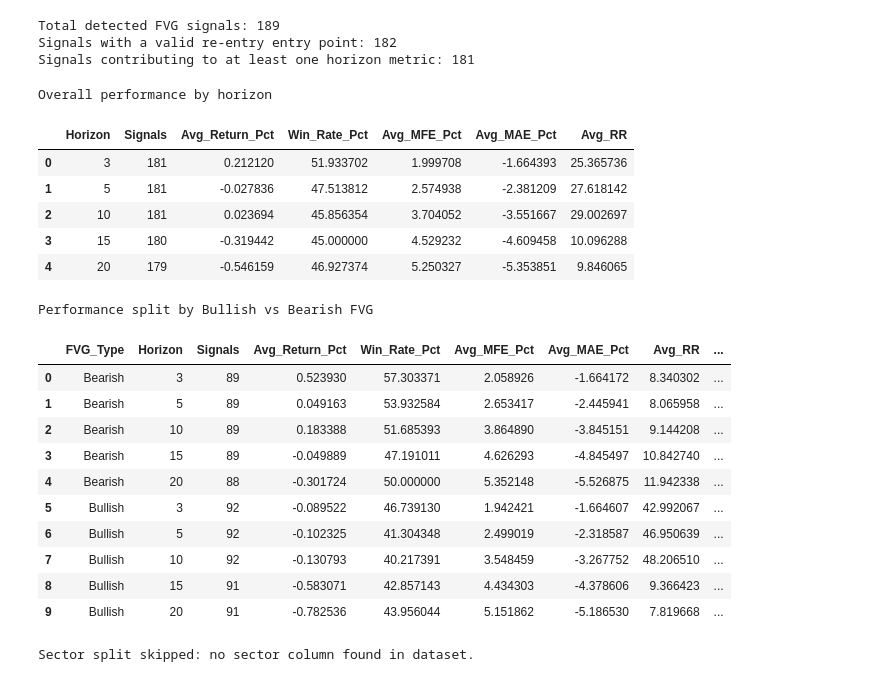
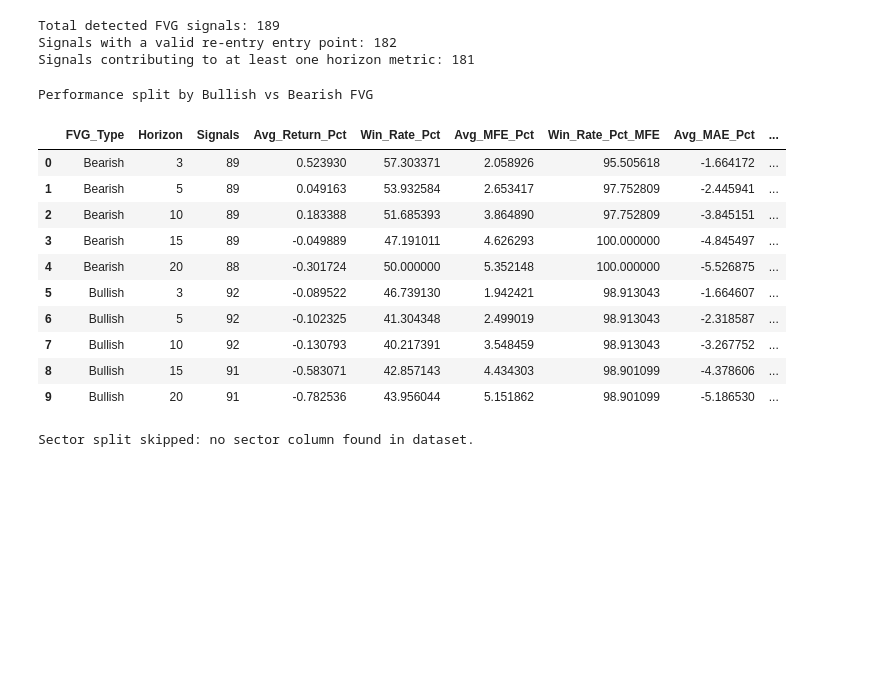
Before and after one commit to Arbinnn/Fair-Value-Gap, a Jupyter notebook: NEPSE/nepse.ipynb, the cells around one changed output. Drawn from its saved outputs; the diff is of its cells as text; code cells hidden in the pictures; blank space fills up the shorter version.

```diff
--- a/NEPSE/nepse.ipynb
+++ b/NEPSE/nepse.ipynb
@@ -319,7 +319,7 @@ for signal_id, sig in fvg.reset_index(drop=True).iterrows():
             mfe_pct = ((entry_price - path['Low'].min()) / entry_price) * 100
             mae_pct = ((entry_price - path['High'].max()) / entry_price) * 100
 
-        rr = np.nan if mae_pct >= 0 else (mfe_pct / abs(mae_pct))
+        rr = (mfe_pct / abs(mae_pct))
 
         performance_records.append({
             'Signal_ID': signal_id,
@@ -331,7 +331,9 @@ for signal_id, sig in fvg.reset_index(drop=True).iterrows():
             'MFE_Pct': mfe_pct,
             'MAE_Pct': mae_pct,
             'RR': rr,
-            'Win': int(ret_pct > 0)
+            'Win': int(ret_pct > 0),
+            'Win_MFE': int(mfe_pct > 0),
+            'Win_MAE': int(mae_pct < 0)
         })
 
 entry_points = pd.DataFrame(signal_records)
@@ -352,12 +354,14 @@ else:
         perf.groupby(['FVG_Type', 'Horizon'], as_index=False)
         .agg(
             Signals=('Return_Pct', 'count'),
-            Avg_Return_Pct=('Return_Pct', lambda x: x.mean() * 100),
+            Avg_Return_Pct=('Return_Pct', 'mean'),
             Win_Rate_Pct=('Win', lambda x: x.mean() * 100),
             Avg_MFE_Pct=('MFE_Pct', 'mean'),
+            Win_Rate_Pct_MFE=('Win_MFE', lambda x: x.mean() * 100),
             Avg_MAE_Pct=('MAE_Pct', 'mean'),
-            Avg_RR=('RR', 'mean'),
-            Median_RR=('RR', 'median')
+            Win_Rate_Pct_MAE=('Win_MAE', lambda x: x.mean() * 100)
+            # Avg_RR=('RR', 'mean'),
+            # Median_RR=('RR', 'median')
         )
         .sort_values(['FVG_Type', 'Horizon'])
         .reset_index(drop=True)
@@ -367,59 +371,52 @@ else:
         perf.groupby('Horizon', as_index=False)
         .agg(
             Signals=('Return_Pct', 'count'),
-            Avg_Return_Pct=('Return_Pct', lambda x: x.mean() * 100),
+            Avg_Return_Pct=('Return_Pct', 'mean'),
             Win_Rate_Pct=('Win', lambda x: x.mean() * 100),
             Avg_MFE_Pct=('MFE_Pct', 'mean'),
             Avg_MAE_Pct=('MAE_Pct', 'mean'),
-            Avg_RR=('RR', 'mean')
+            # Avg_RR=('RR', 'mean')
         )
         .sort_values('Horizon')
         .reset_index(drop=True)
     )
 
-    print("Overall performance by horizon")
-    display(overall_by_horizon)
+    # print("Overall performance by horizon")
+    # display(overall_by_horizon)
 
     print("Performance split by Bullish vs Bearish FVG")
     display(summary_by_type)
 
     if sector_col is not None:
         summary_by_sector = (
             perf.groupby(['Sector', 'FVG_Type', 'Horizon'], as_index=False)
             .agg(
                 Signals=('Return_Pct', 'count'),
-                Avg_Return_Pct=('Return_Pct', lambda x: x.mean() * 100),
-                Win_Rate_Pct=('Win', lambda x: x.mean() * 100),
+                Avg_Return_Pct=('Return_Pct', 'mean'),
+                Win_Rate_Pct=('Win', 'mean'),
                 Avg_MFE_Pct=('MFE_Pct', 'mean'),
                 Avg_MAE_Pct=('MAE_Pct', 'mean'),
                 Avg_RR=('RR', 'mean')
             )
             .sort_values(['Sector', 'FVG_Type', 'Horizon'])
             .reset_index(drop=True)
         )
 
         print(f"Performance by sector (column detected: {sector_col})")
         display(summary_by_sector)
     else:
         print("Sector split skipped: no sector column found in dataset.")
 # %% [output]
-Overall performance by horizon
+Performance split by Bullish vs Bearish FVG
-|  | Horizon | Signals | Avg_Return_Pct | Win_Rate_Pct | Avg_MFE_Pct | Avg_MAE_Pct | Avg_RR |
-| 0 | 3 | 181 | 0.212120 | 51.933702 | 1.999708 | -1.664393 | 25.365736 |
-| 1 | 5 | 181 | -0.027836 | 47.513812 | 2.574938 | -2.381209 | 27.618142 |
-| 2 | 10 | 181 | 0.023694 | 45.856354 | 3.704052 | -3.551667 | 29.002697 |
-| 3 | 15 | 180 | -0.319442 | 45.000000 | 4.529232 | -4.609458 | 10.096288 |
-| 4 | 20 | 179 | -0.546159 | 46.927374 | 5.250327 | -5.353851 | 9.846065 |
+|  | FVG_Type | Horizon | Signals | Avg_Return_Pct | Win_Rate_Pct | Avg_MFE_Pct | Win_Rate_Pct_MFE | Avg_MAE_Pct | ... |
+| 0 | Bearish | 3 | 89 | 0.523930 | 57.303371 | 2.058926 | 95.505618 | -1.664172 | ... |
+| 1 | Bearish | 5 | 89 | 0.049163 | 53.932584 | 2.653417 | 97.752809 | -2.445941 | ... |
+| 2 | Bearish | 10 | 89 | 0.183388 | 51.685393 | 3.864890 | 97.752809 | -3.845151 | ... |
+| 3 | Bearish | 15 | 89 | -0.049889 | 47.191011 | 4.626293 | 100.000000 | -4.845497 | ... |
+| 4 | Bearish | 20 | 88 | -0.301724 | 50.000000 | 5.352148 | 100.000000 | -5.526875 | ... |
+| 5 | Bullish | 3 | 92 | -0.089522 | 46.739130 | 1.942421 | 98.913043 | -1.664607 | ... |
+| 6 | Bullish | 5 | 92 | -0.102325 | 41.304348 | 2.499019 | 98.913043 | -2.318587 | ... |
+| 7 | Bullish | 10 | 92 | -0.130793 | 40.217391 | 3.548459 | 98.913043 | -3.267752 | ... |
+| 8 | Bullish | 15 | 91 | -0.583071 | 42.857143 | 4.434303 | 98.901099 | -4.378606 | ... |
+| 9 | Bullish | 20 | 91 | -0.782536 | 43.956044 | 5.151862 | 98.901099 | -5.186530 | ... |
-Performance split by Bullish vs Bearish FVG
+Sector split skipped: no sector column found in dataset.
-|  | FVG_Type | Horizon | Signals | Avg_Return_Pct | Win_Rate_Pct | Avg_MFE_Pct | Avg_MAE_Pct | Avg_RR | ... |
-| 0 | Bearish | 3 | 89 | 0.523930 | 57.303371 | 2.058926 | -1.664172 | 8.340302 | ... |
-| 1 | Bearish | 5 | 89 | 0.049163 | 53.932584 | 2.653417 | -2.445941 | 8.065958 | ... |
-| 2 | Bearish | 10 | 89 | 0.183388 | 51.685393 | 3.864890 | -3.845151 | 9.144208 | ... |
-| 3 | Bearish | 15 | 89 | -0.049889 | 47.191011 | 4.626293 | -4.845497 | 10.842740 | ... |
-| 4 | Bearish | 20 | 88 | -0.301724 | 50.000000 | 5.352148 | -5.526875 | 11.942338 | ... |
-| 5 | Bullish | 3 | 92 | -0.089522 | 46.739130 | 1.942421 | -1.664607 | 42.992067 | ... |
-| 6 | Bullish | 5 | 92 | -0.102325 | 41.304348 | 2.499019 | -2.318587 | 46.950639 | ... |
-| 7 | Bullish | 10 | 92 | -0.130793 | 40.217391 | 3.548459 | -3.267752 | 48.206510 | ... |
-| 8 | Bullish | 15 | 91 | -0.583071 | 42.857143 | 4.434303 | -4.378606 | 9.366423 | ... |
-| 9 | Bullish | 20 | 91 | -0.782536 | 43.956044 | 5.151862 | -5.186530 | 7.819668 | ... |
-Sector split skipped: no sector column found in dataset.
```
Also changed, not shown: parts of 1 cell of this notebook, 14 other files.
